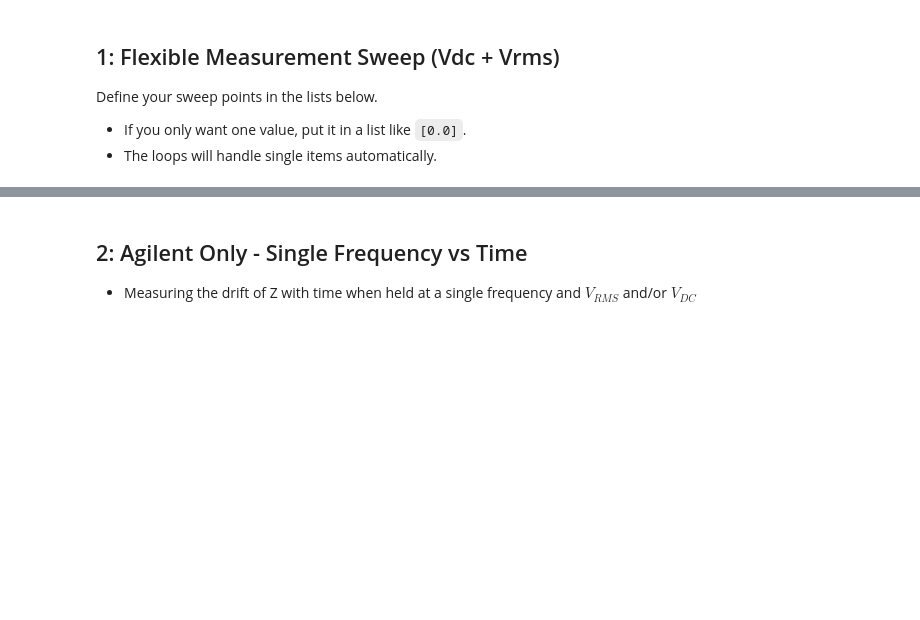
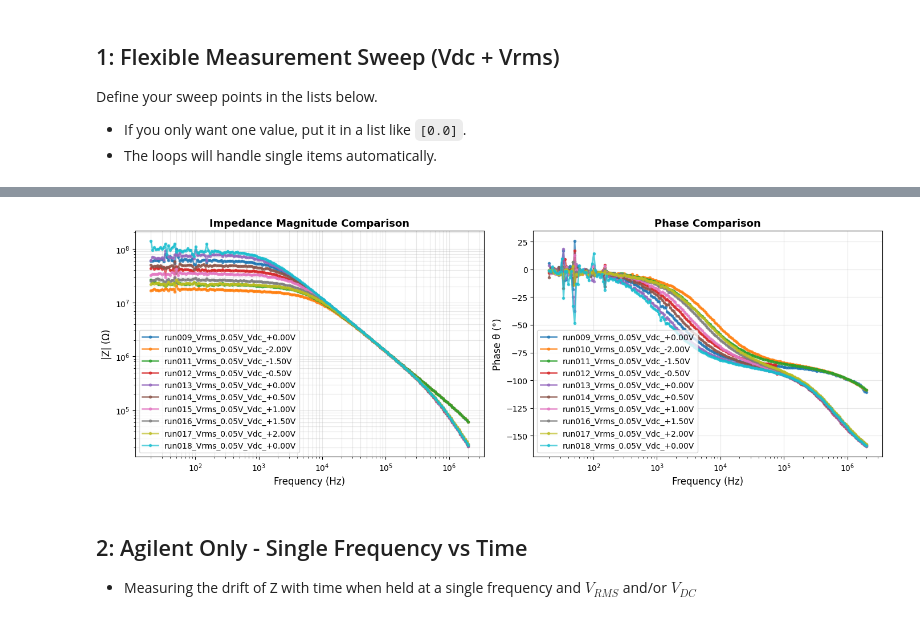
Before and after one commit to hc3413/Instrument_Control_Python, a Jupyter notebook: Jupyter Scripts/Agilent_Control.ipynb, the cells around one changed output, grey strips where cells are left out. Saved outputs shown, nothing was run; the diff lists cells and outputs as text; code cells hidden in the pictures; blank space fills up the shorter version.

```diff
--- a/Jupyter Scripts/Agilent_Control.ipynb
+++ b/Jupyter Scripts/Agilent_Control.ipynb
@@ -229,3 +226,11 @@ Plotted 4 files from C:\Users\F110216\Desktop\Data_Horatio\DV127\Hallbar
+# %%
+# Plot specific files for detailed comparison
+# Example: Compare first 3 files
+# Uncomment and modify the list to select specific files
+
+plot_measurement_comparison(data_dir, file_indices=[8,9,10, 11, 12, 13 ,14,15, 16,17,18,19], figsize=(14, 5), show_legend=True)
+# %% [output]
+[figure, added]
 # %% [markdown]
 ## 2: Agilent Only - Single Frequency vs Time
 - Measuring the drift of Z with time when held at a single frequency and $V_{RMS}$ and/or $V_{DC}$
```
Also changed, not shown: parts of 8 cells of this notebook.
